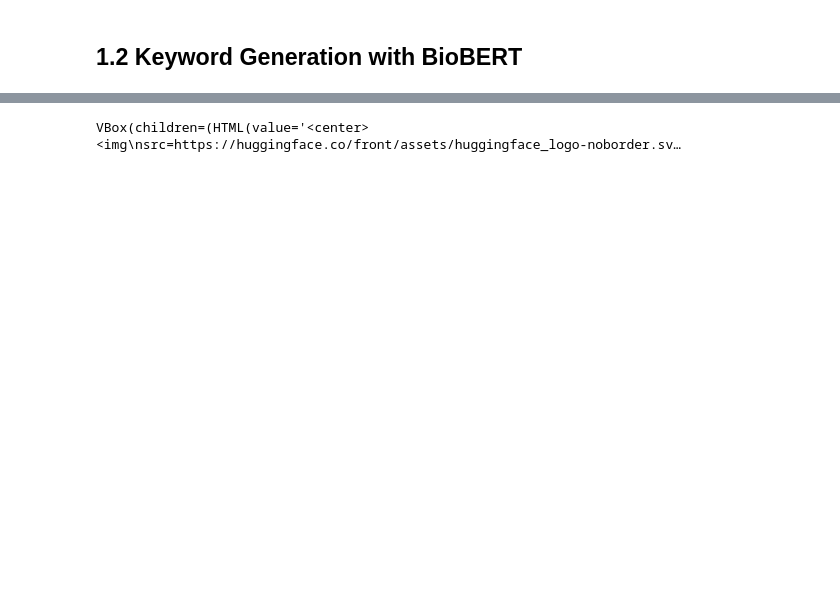
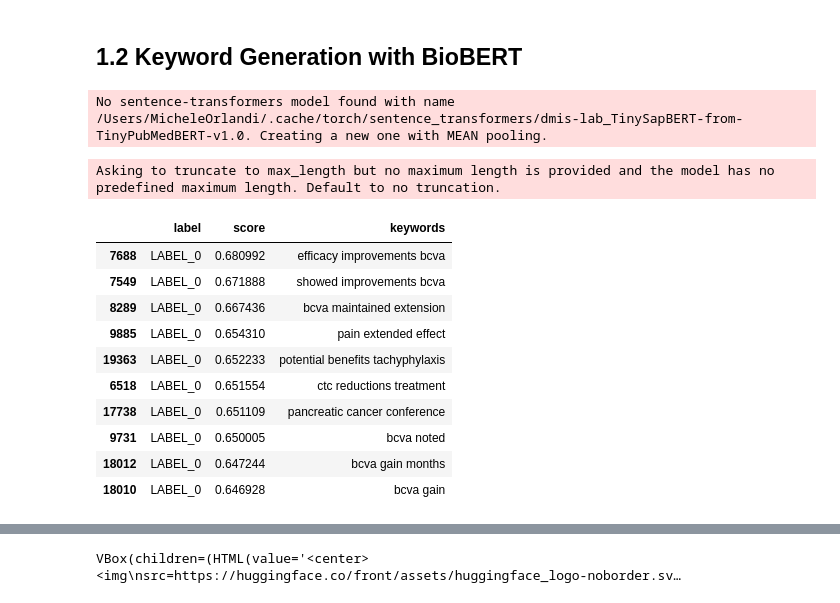
Before and after one commit to lameche99/The-Clinical-Trial-Effect, a Jupyter notebook: dataTest.ipynb, the cells around one changed output, grey strips where cells are left out. Cells and saved outputs as stored; diff of their text form; code cells hidden in the pictures; blank space fills up the shorter version.

```diff
--- a/dataTest.ipynb
+++ b/dataTest.ipynb
@@ -49,7 +66,8 @@ labs_init.value_counts().plot(kind='barh')
 filtered_words = [i for i in stopwords.words('english') if i not in  ["no", "not"]]
 model = SentenceTransformer('dmis-lab/TinySapBERT-from-TinyPubMedBERT-v1.0') # fine-tuned bioBERT
 key_words = catalyst['catalyst'].apply(extract_keywords, stop_words=filtered_words, model=model) # generate keywords
+tokenizer = AutoTokenizer.from_pretrained("dmis-lab/TinySapBERT-from-TinyPubMedBERT-v1.0") # tokenizer
+model = AutoModelForSequenceClassification.from_pretrained("dmis-lab/TinySapBERT-from-TinyPubMedBERT-v1.0") # classifier
+classifier = pipeline('sentiment-analysis', model=model, tokenizer=tokenizer, device=torch.device('cpu'), framework='pt', truncation=True)
+# %% [output]
+No sentence-transformers model found with name /Users/MicheleOrlandi/.cache/torch/sentence_transformers/dmis-lab_TinySapBERT-from-TinyPubMedBERT-v1.0. Creating a new one with MEAN pooling.
-# %%
-tokenizer = AutoTokenizer.from_pretrained("dmis-lab/TinySapBERT-from-TinyPubMedBERT-v1.0")
-model = AutoModelForSequenceClassification.from_pretrained("dmis-lab/TinySapBERT-from-TinyPubMedBERT-v1.0")
-classifier = pipeline('sentiment-analysis', model=model, tokenizer=tokenizer, device=torch.device('mps'), framework='pt', truncation=True)
@@ -58,4 +74,20 @@ type(classifier)
 # %%
 class_kwrds = class_keywords(classifier=classifier, kwrds=key_words) # sentiment analysis on generated keywords
+# %% [output]
+Asking to truncate to max_length but no maximum length is provided and the model has no predefined maximum length. Default to no truncation.
+# %%
+class_kwrds.head()
+# %% [output]
+|  | label | score | keywords |
+| 7688 | LABEL_0 | 0.680992 | efficacy improvements bcva |
+| 7549 | LABEL_0 | 0.671888 | showed improvements bcva |
+| 8289 | LABEL_0 | 0.667436 | bcva maintained extension |
+| 9885 | LABEL_0 | 0.654310 | pain extended effect |
+| 19363 | LABEL_0 | 0.652233 | potential benefits tachyphylaxis |
+| 6518 | LABEL_0 | 0.651554 | ctc reductions treatment |
+| 17738 | LABEL_0 | 0.651109 | pancreatic cancer conference |
+| 9731 | LABEL_0 | 0.650005 | bcva noted |
+| 18012 | LABEL_0 | 0.647244 | bcva gain months |
+| 18010 | LABEL_0 | 0.646928 | bcva gain |
 # %%
 # compared outputs from BioBERT or RoBERTa to improve our keyword selection to build ground truth labels
```
Also changed, not shown: parts of 20 cells of this notebook, 3 other files.
